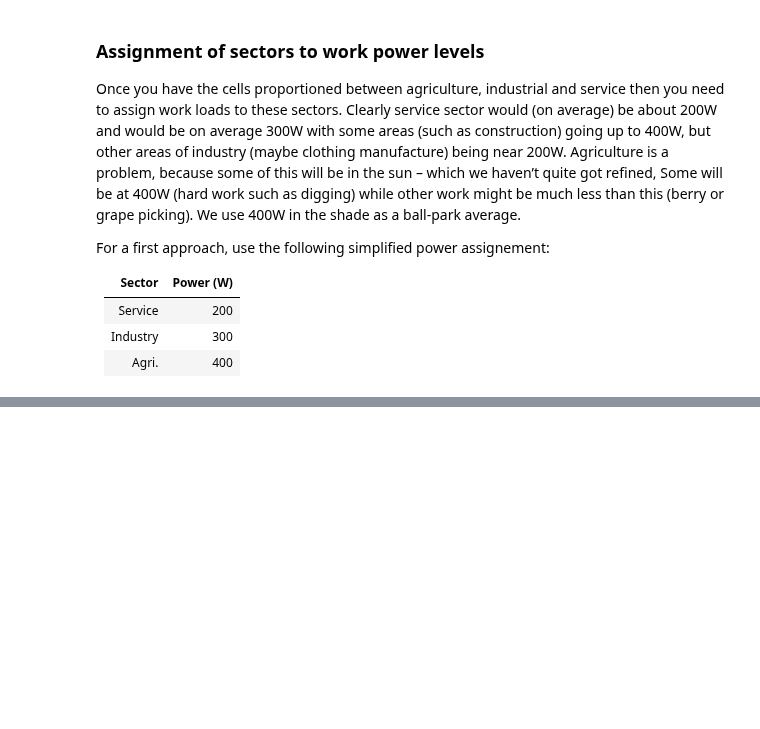
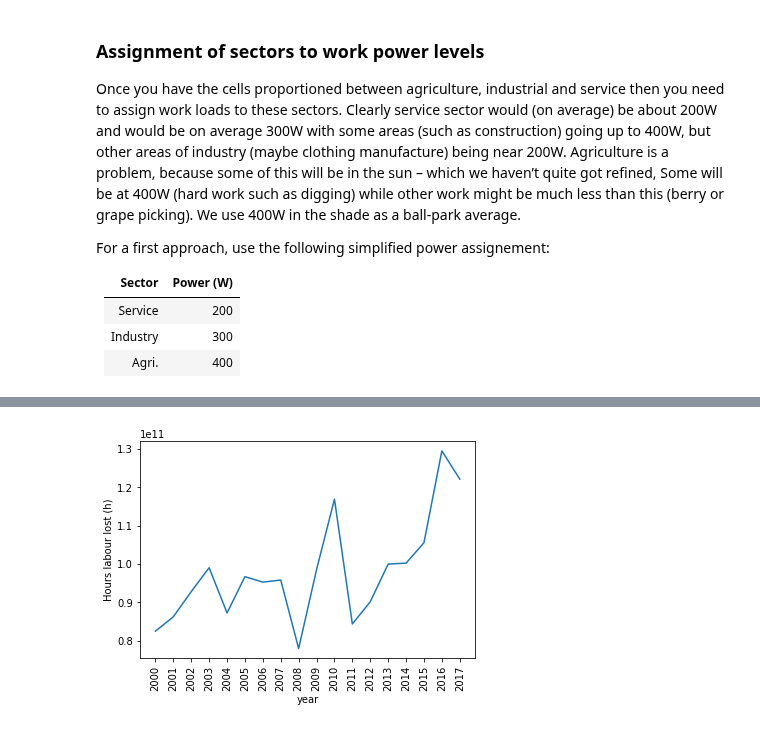
Before and after one commit to mangecoeur/health-climate-exposure, a Jupyter notebook: 1.3 Labour capacity change.ipynb, the cells around one changed output, grey strips where cells are left out. Drawn from its saved outputs; the diff is of its cells as text; code cells hidden in the pictures; blank space fills up the shorter version.

Commit message:
Initial results Labour Capacity

```diff
--- a/1.3 Labour capacity change.ipynb
+++ b/1.3 Labour capacity change.ipynb
@@ -342,0 +393,3 @@ Coordinates:
+# %%
+# Map population in agriculture to 400W loss hours
+agri_ts = population_tools.project_to_population(hours_lost_400.loss_hours, agri_weights, end_year=MAX_YEAR)
@@ -342,0 +414,6 @@ Coordinates:
+# %%
+agri_ts.plot()
+plt.ylabel('Hours labour lost (h)')
+plt.xticks(agri_ts.year, rotation=90);
+# %% [output]
+[figure, added]
```
Also changed, not shown: parts of 18 cells of this notebook, 1 other file.
